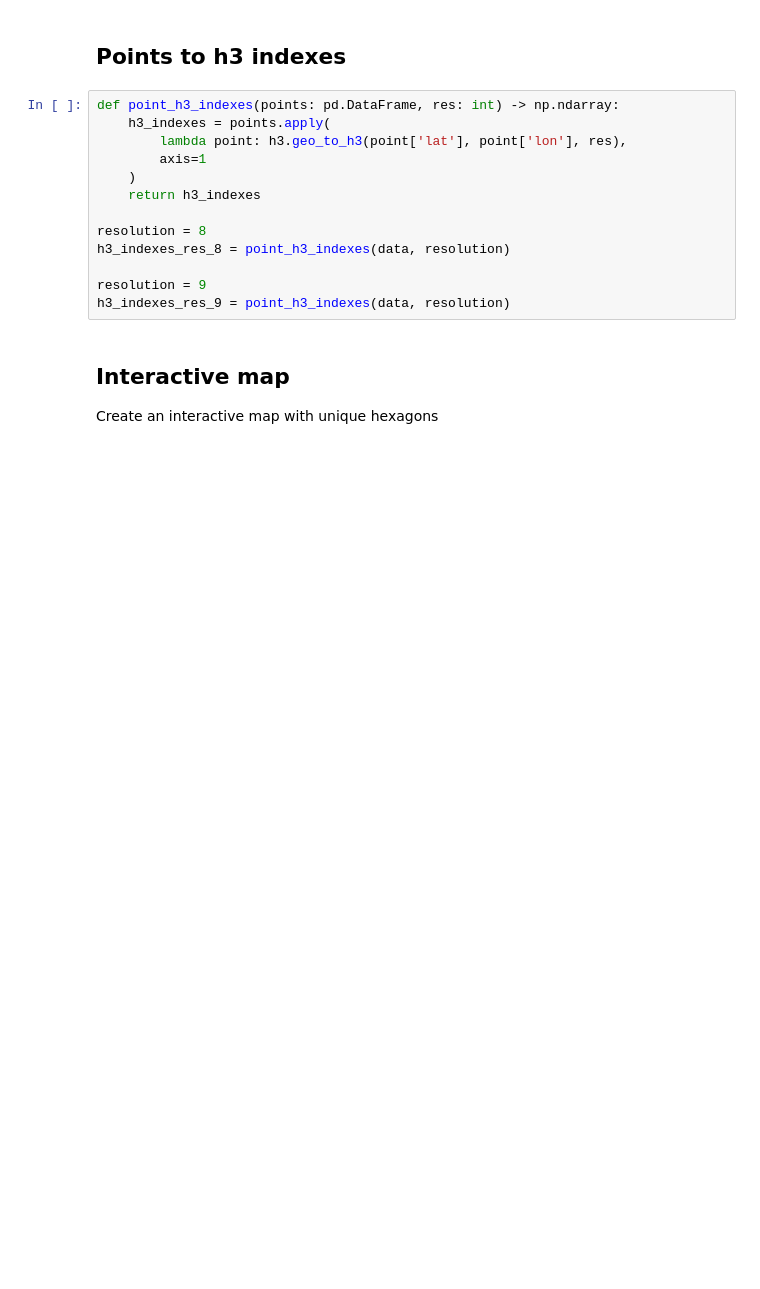
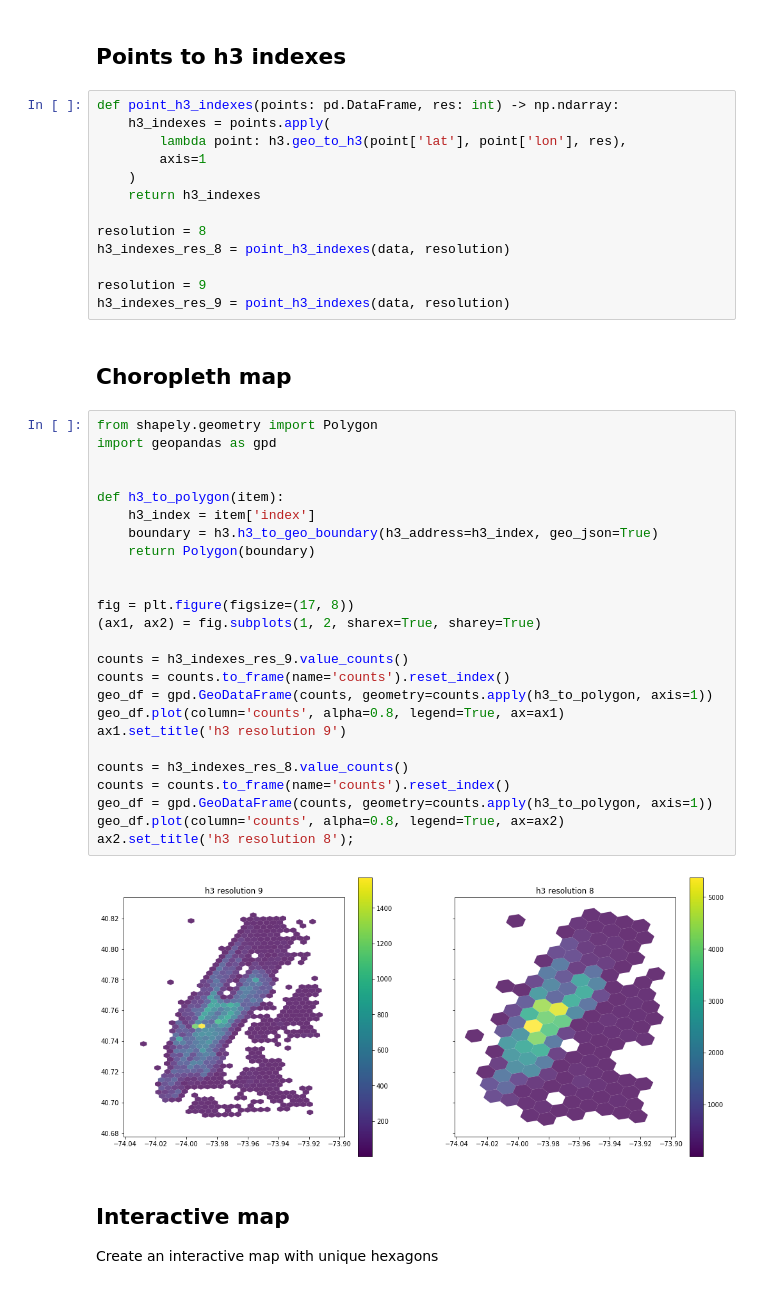
Before and after one commit to sash-ko/ai-transportation, a Jupyter notebook: demand-prediction/2-discrete-areas.ipynb, the cells around one changed output. Drawn from its saved outputs; the diff is of its cells as text; blank space fills up the shorter version.

Commit message:
Add choropleth map

```diff
--- a/demand-prediction/2-discrete-areas.ipynb
+++ b/demand-prediction/2-discrete-areas.ipynb
@@ -51,6 +42,35 @@ h3_indexes_res_8 = point_h3_indexes(data, resolution)
 
 resolution = 9
 h3_indexes_res_9 = point_h3_indexes(data, resolution)
+# %% [markdown]
+## Choropleth map
+# %%
+from shapely.geometry import Polygon
+import geopandas as gpd
+
+
+def h3_to_polygon(item):
+    h3_index = item['index']
+    boundary = h3.h3_to_geo_boundary(h3_address=h3_index, geo_json=True)
+    return Polygon(boundary)
+
+
+fig = plt.figure(figsize=(17, 8))
+(ax1, ax2) = fig.subplots(1, 2, sharex=True, sharey=True)
+
+counts = h3_indexes_res_9.value_counts()
+counts = counts.to_frame(name='counts').reset_index()
+geo_df = gpd.GeoDataFrame(counts, geometry=counts.apply(h3_to_polygon, axis=1))
+geo_df.plot(column='counts', alpha=0.8, legend=True, ax=ax1)
+ax1.set_title('h3 resolution 9')
+
+counts = h3_indexes_res_8.value_counts()
+counts = counts.to_frame(name='counts').reset_index()
+geo_df = gpd.GeoDataFrame(counts, geometry=counts.apply(h3_to_polygon, axis=1))
+geo_df.plot(column='counts', alpha=0.8, legend=True, ax=ax2)
+ax2.set_title('h3 resolution 8');
+# %% [output]
+[figure, added]
 # %% [markdown]
 ## Interactive map
 
```
Also changed, not shown: parts of 5 cells of this notebook, 1 other file.
